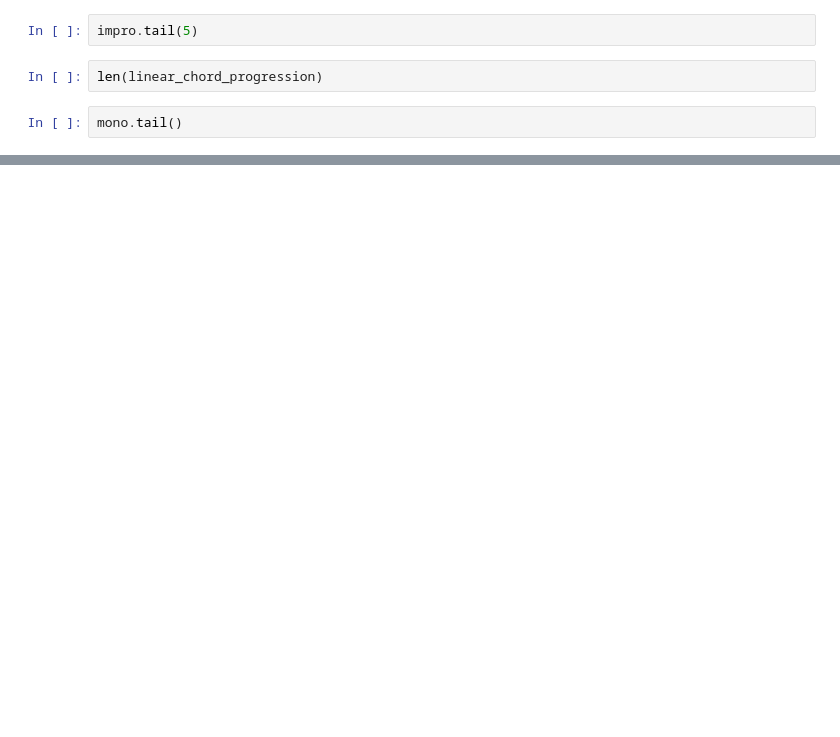
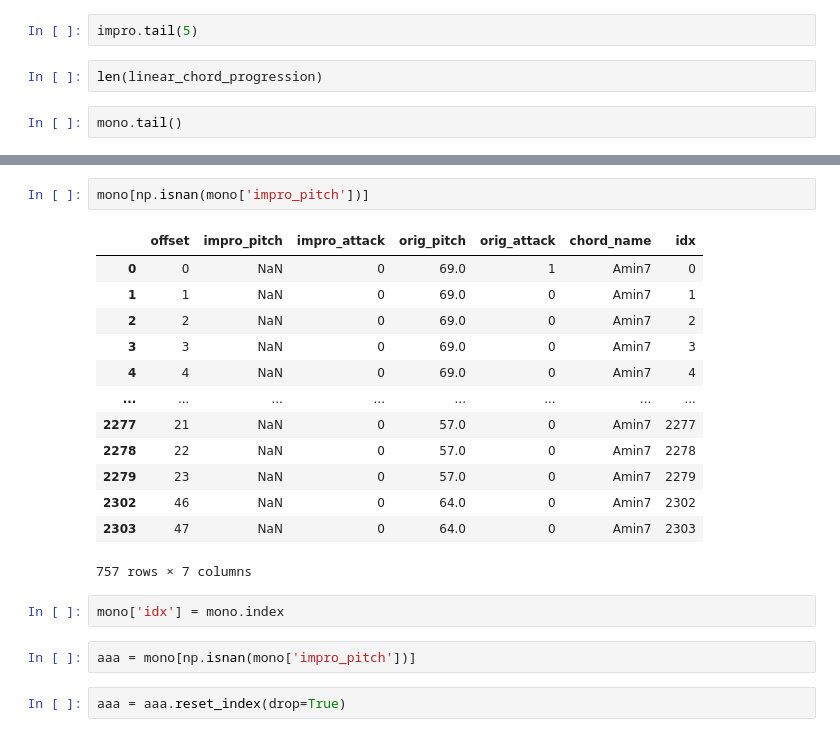
Before and after one commit to HikariNoMJ14/cool-cat-ai, a Jupyter notebook: src/Time-Step Encoding.ipynb, the cells around one changed output, grey strips where cells are left out. Cells and saved outputs as stored; diff of their text form; blank space fills up the shorter version.

```diff
--- a/src/Time-Step Encoding.ipynb
+++ b/src/Time-Step Encoding.ipynb
@@ -227,0 +269,22 @@ mono.tail()
+# %%
+mono[np.isnan(mono['impro_pitch'])]
+# %% [output]
+|  | offset | impro_pitch | impro_attack | orig_pitch | orig_attack | chord_name | idx |
+| 0 | 0 | NaN | 0 | 69.0 | 1 | Amin7 | 0 |
+| 1 | 1 | NaN | 0 | 69.0 | 0 | Amin7 | 1 |
+| 2 | 2 | NaN | 0 | 69.0 | 0 | Amin7 | 2 |
+| 3 | 3 | NaN | 0 | 69.0 | 0 | Amin7 | 3 |
+| 4 | 4 | NaN | 0 | 69.0 | 0 | Amin7 | 4 |
+| ... | ... | ... | ... | ... | ... | ... | ... |
+| 2277 | 21 | NaN | 0 | 57.0 | 0 | Amin7 | 2277 |
+| 2278 | 22 | NaN | 0 | 57.0 | 0 | Amin7 | 2278 |
+| 2279 | 23 | NaN | 0 | 57.0 | 0 | Amin7 | 2279 |
+| 2302 | 46 | NaN | 0 | 64.0 | 0 | Amin7 | 2302 |
+| 2303 | 47 | NaN | 0 | 64.0 | 0 | Amin7 | 2303 |
+757 rows × 7 columns
+# %%
+mono['idx'] = mono.index
+# %%
+aaa = mono[np.isnan(mono['impro_pitch'])]
+# %%
+aaa = aaa.reset_index(drop=True)
```
Also changed, not shown: parts of 8 cells of this notebook, 18 other files.
